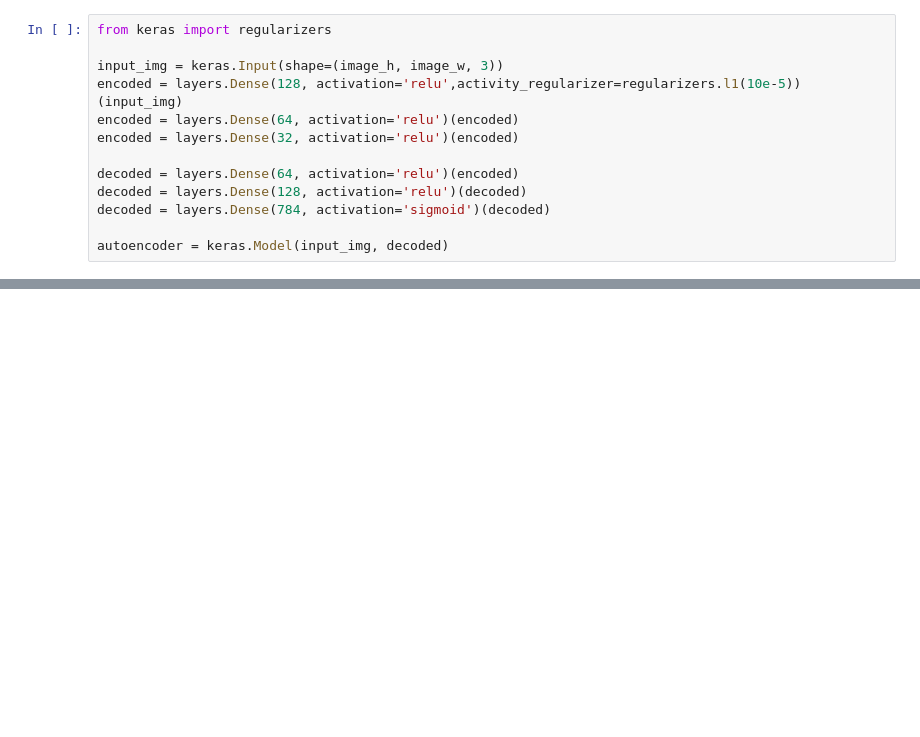
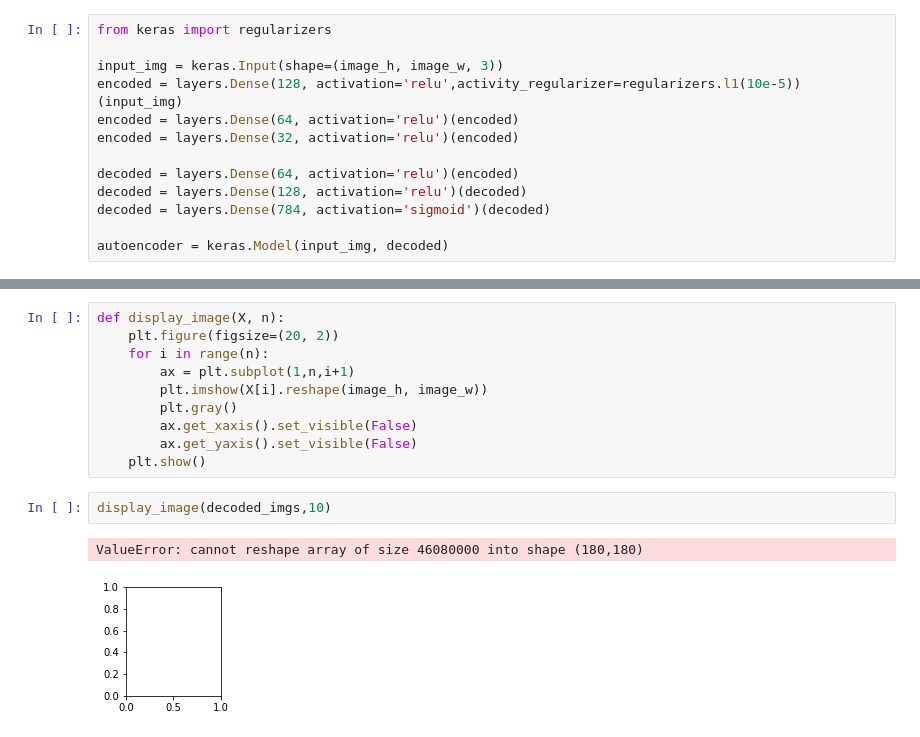
Before and after one commit to Variares1/Projet_DataScience_A5, a Jupyter notebook: final/Livrable 2.ipynb, the cells around one changed output, grey strips where cells are left out. Saved outputs shown, nothing was run; the diff lists cells and outputs as text; blank space fills up the shorter version.

```diff
--- a/final/Livrable 2.ipynb
+++ b/final/Livrable 2.ipynb
@@ -325,0 +375,15 @@ ValueError: in user code:
+# %%
+def display_image(X, n):
+    plt.figure(figsize=(20, 2))
+    for i in range(n):
+        ax = plt.subplot(1,n,i+1)
+        plt.imshow(X[i].reshape(image_h, image_w))
+        plt.gray()
+        ax.get_xaxis().set_visible(False)
+        ax.get_yaxis().set_visible(False)
+    plt.show()
+# %%
+display_image(decoded_imgs,10)
+# %% [output]
+ValueError: cannot reshape array of size 46080000 into shape (180,180)
+[figure, added]
```
Also changed, not shown: parts of 9 cells of this notebook, 1 other file.
